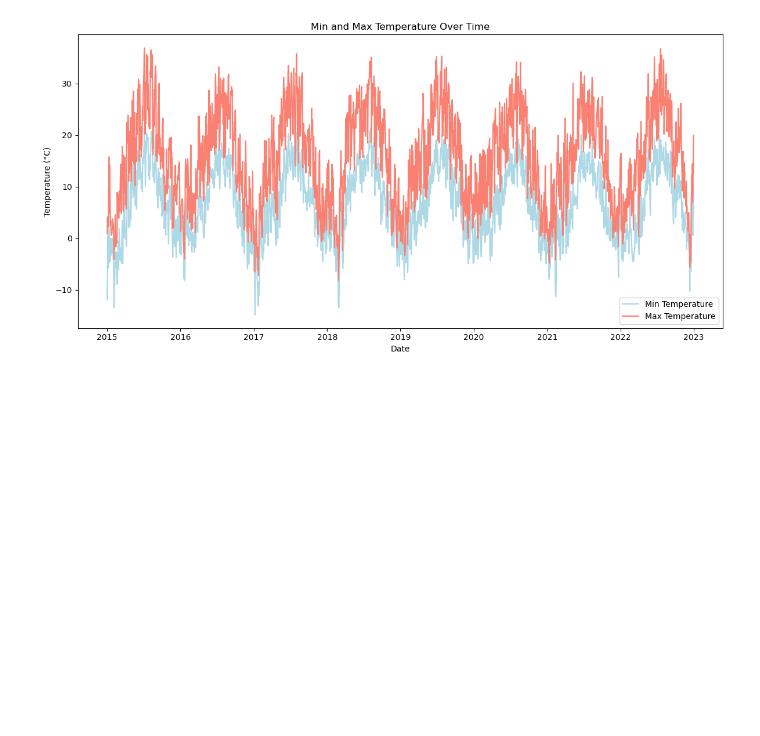
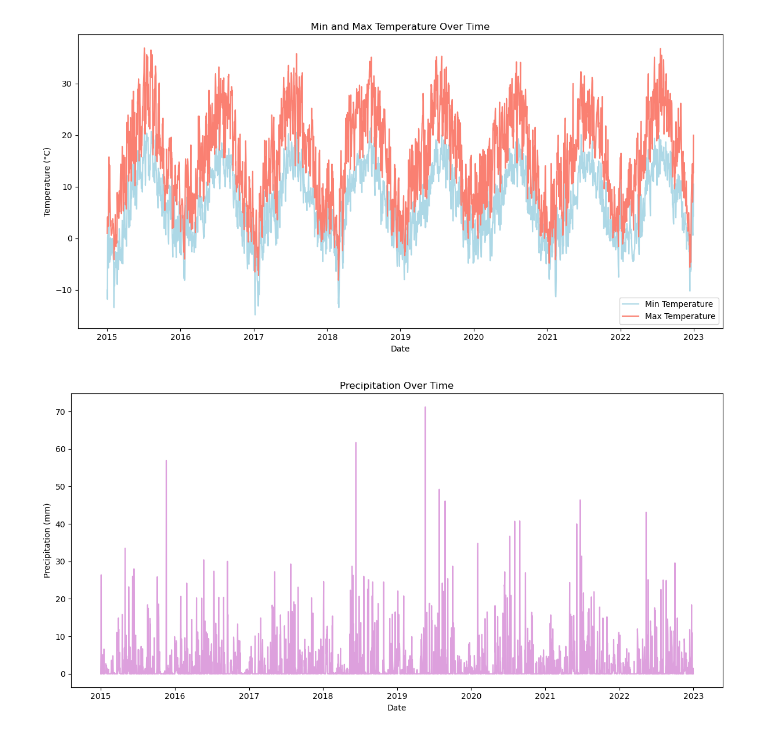
Before and after one commit to cap7586/CaroPeThesis, a Jupyter notebook: Munich_Complete_Analysis/Muc.ipynb, the cells around one changed output. Cells and saved outputs as stored; diff of their text form; code cells hidden in the pictures; blank space fills up the shorter version.

```diff
--- a/Munich_Complete_Analysis/Muc.ipynb
+++ b/Munich_Complete_Analysis/Muc.ipynb
@@ -192,3 +183,23 @@ plt.tight_layout()
 plt.show()
 # %% [output]
 [figure]
+# %%
+# Convert 'datum' column to datetime
+df_munich['datum'] = pd.to_datetime(df_munich['datum'])
+
+# Create a figure for precipitation plot
+plt.figure(figsize=(12, 6))
+
+# Plot precipitation
+sns.lineplot(data=df_munich, x='datum', y='niederschlag', color='plum')
+
+# Set title and labels
+plt.title('Precipitation Over Time')
+plt.xlabel('Date')
+plt.ylabel('Precipitation (mm)')
+
+# Show plot
+plt.tight_layout()
+plt.show()
+# %% [output]
+[figure, added]
```
Also changed, not shown: parts of 10 cells of this notebook, 2 other files.
